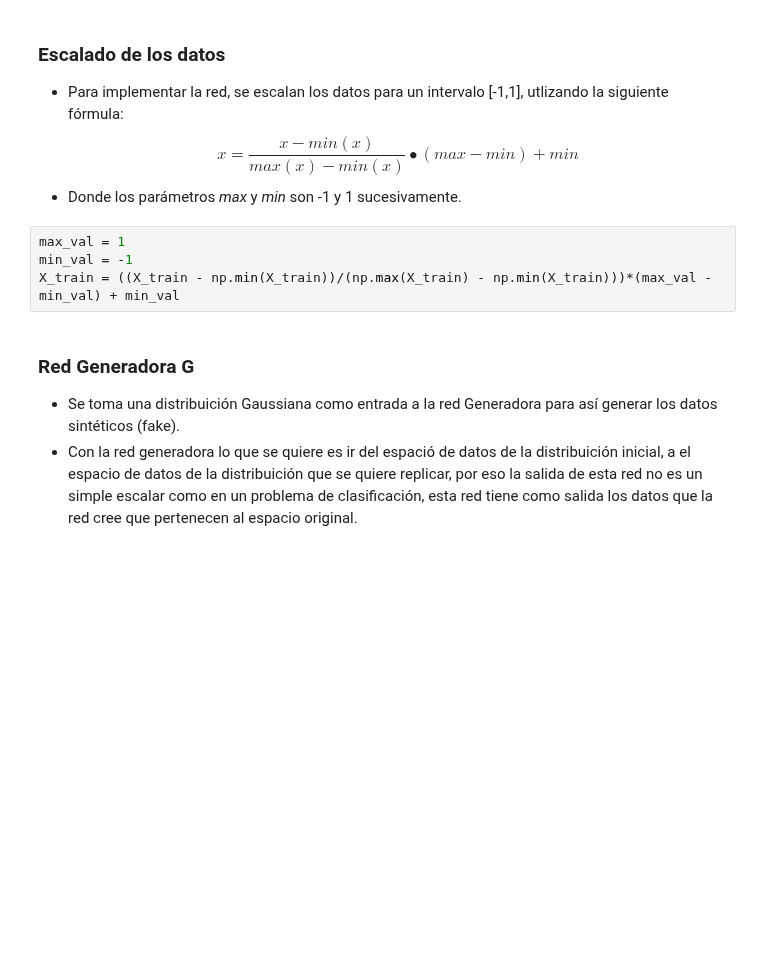
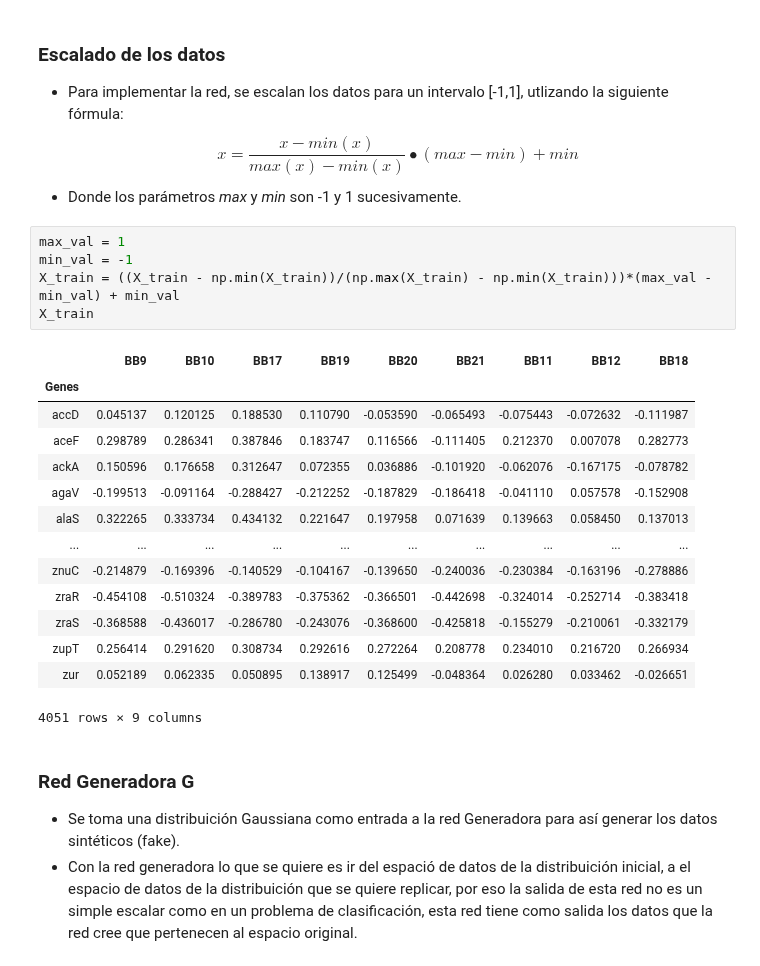
Before and after one commit to ejrueda/MasterUFPA, a Jupyter notebook: Proyectos/BioInformática/Understanding GAN's.ipynb, the cells around one changed output. Cells and saved outputs as stored; diff of their text form; blank space fills up the shorter version.

```diff
--- a/Proyectos/BioInformática/Understanding GAN's.ipynb
+++ b/Proyectos/BioInformática/Understanding GAN's.ipynb
@@ -47,7 +47,23 @@ $$ x = \frac{x - min(x)}{max(x)-min(x)} \bullet{(max-min)} + min$$
 # %%
 max_val = 1
 min_val = -1
 X_train = ((X_train - np.min(X_train))/(np.max(X_train) - np.min(X_train)))*(max_val - min_val) + min_val
+X_train
+# %% [output]
+|  | BB9 | BB10 | BB17 | BB19 | BB20 | BB21 | BB11 | BB12 | BB18 |
+| Genes |  |  |  |  |  |  |  |  |  |
+| accD | 0.045137 | 0.120125 | 0.188530 | 0.110790 | -0.053590 | -0.065493 | -0.075443 | -0.072632 | -0.111987 |
+| aceF | 0.298789 | 0.286341 | 0.387846 | 0.183747 | 0.116566 | -0.111405 | 0.212370 | 0.007078 | 0.282773 |
+| ackA | 0.150596 | 0.176658 | 0.312647 | 0.072355 | 0.036886 | -0.101920 | -0.062076 | -0.167175 | -0.078782 |
+| agaV | -0.199513 | -0.091164 | -0.288427 | -0.212252 | -0.187829 | -0.186418 | -0.041110 | 0.057578 | -0.152908 |
+| alaS | 0.322265 | 0.333734 | 0.434132 | 0.221647 | 0.197958 | 0.071639 | 0.139663 | 0.058450 | 0.137013 |
+| ... | ... | ... | ... | ... | ... | ... | ... | ... | ... |
+| znuC | -0.214879 | -0.169396 | -0.140529 | -0.104167 | -0.139650 | -0.240036 | -0.230384 | -0.163196 | -0.278886 |
+| zraR | -0.454108 | -0.510324 | -0.389783 | -0.375362 | -0.366501 | -0.442698 | -0.324014 | -0.252714 | -0.383418 |
+| zraS | -0.368588 | -0.436017 | -0.286780 | -0.243076 | -0.368600 | -0.425818 | -0.155279 | -0.210061 | -0.332179 |
+| zupT | 0.256414 | 0.291620 | 0.308734 | 0.292616 | 0.272264 | 0.208778 | 0.234010 | 0.216720 | 0.266934 |
+| zur | 0.052189 | 0.062335 | 0.050895 | 0.138917 | 0.125499 | -0.048364 | 0.026280 | 0.033462 | -0.026651 |
+4051 rows × 9 columns
 # %% [markdown]
 ### Red Generadora G
 - Se toma una distribuición Gaussiana como entrada a la red Generadora para así generar los datos sintéticos (fake).
```
Also changed, not shown: parts of 10 cells of this notebook, 8 other files.
